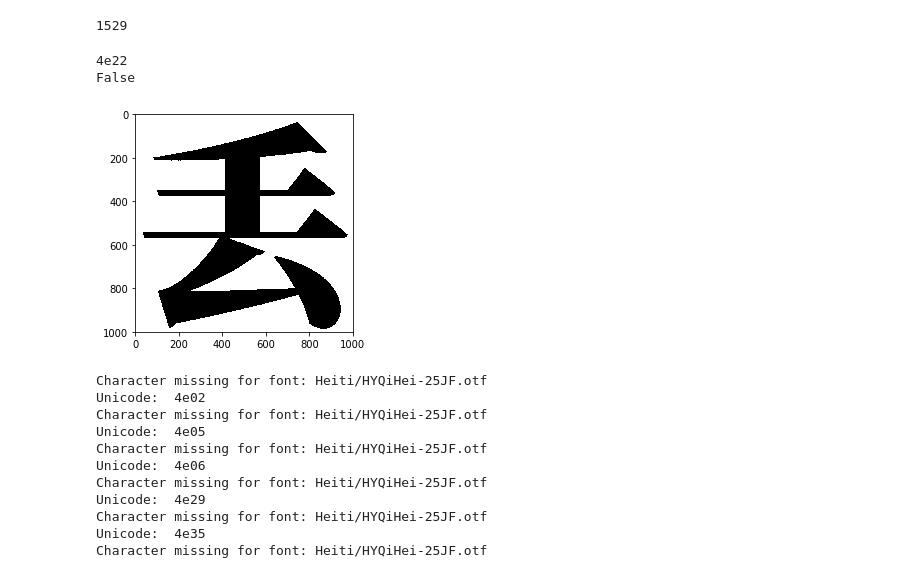
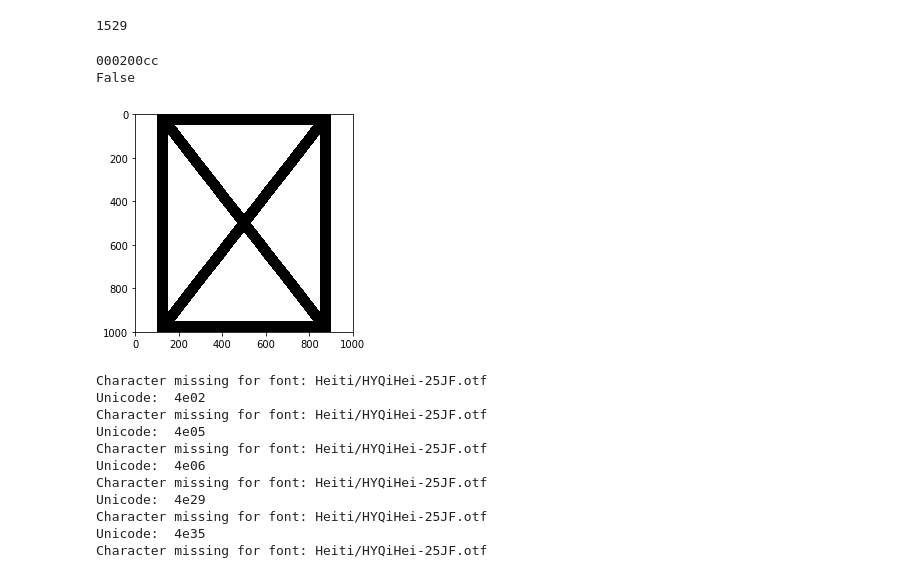
Before and after one commit to mschoema/Type-Design-Project, a Jupyter notebook: inputFiles/Create_Character_Images.ipynb, the cells around one changed output. Saved outputs shown, nothing was run; the diff lists cells and outputs as text; code cells hidden in the pictures.

Commit message:
new database version and adding special validation characters

```diff
--- a/inputFiles/Create_Character_Images.ipynb
+++ b/inputFiles/Create_Character_Images.ipynb
@@ -37,26 +37,27 @@ def getFontImage(text,size,style,font,y_offset):
 def isEmpty(im):
     return not ImageChops.invert(im).getbbox()
 # %%
-font = fonts[5]
-style = styles[5]
-y_offset = offsets[5]
-character = '丢'
+font = fonts[3]
+style = styles[3]
+y_offset = offsets[3]
+character = ''
 
 # 单独一个字保存到gb2312目录下
 unicode = takeUnicode(character)[2:]
 print(unicode)
 im = getFontImage(character,size,style,font,y_offset)
+im.save('../characterImages/Regular/{}.png'.format(unicode))
 
 print(isEmpty(im))
 
 # 单独预览一个字
 plt.imshow(im)
 plt.axis('on') # 关掉坐标轴为 off
 plt.show()
 # %% [output]
-4e22
+000200cc
 False
-[figure, old version]
+[figure, new version]
 # %%
 for i in range(len(fonts)):
     style = styles[i]
```
Also changed, not shown: 9 other files.
